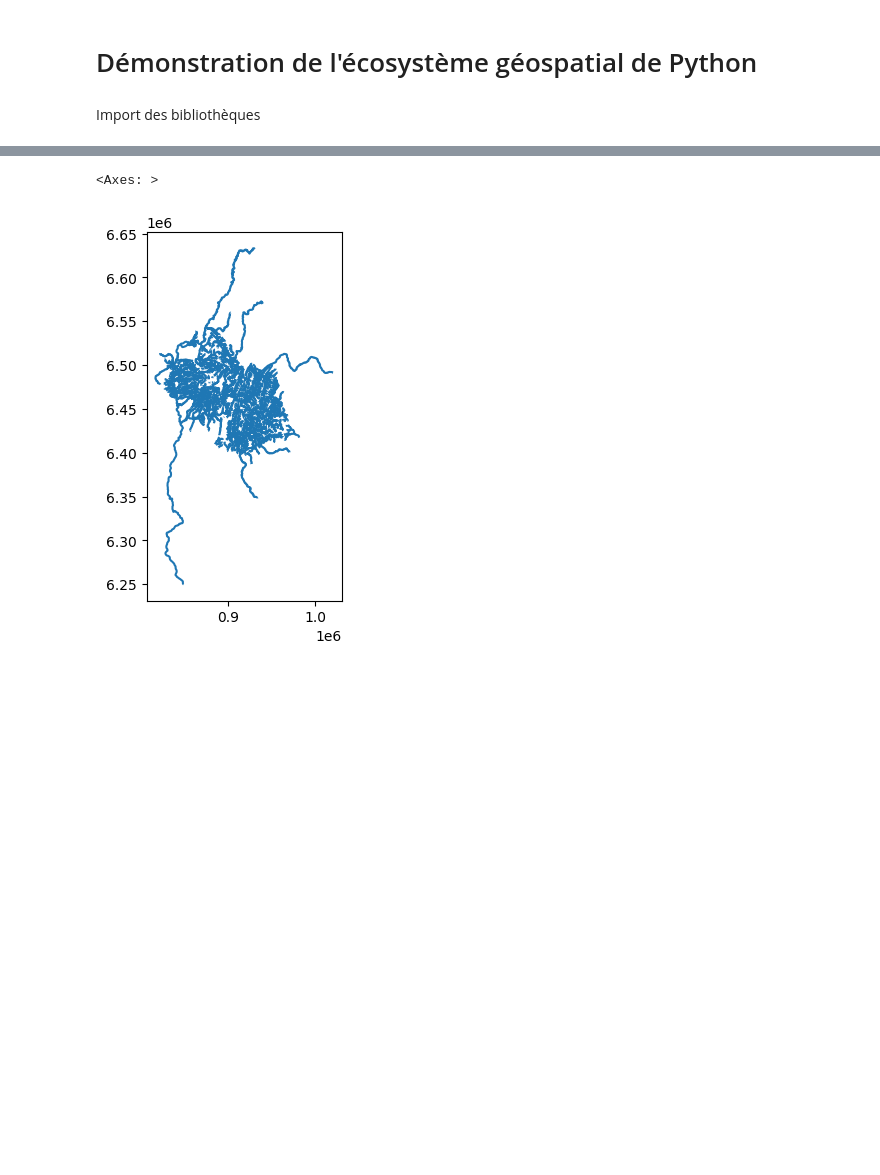
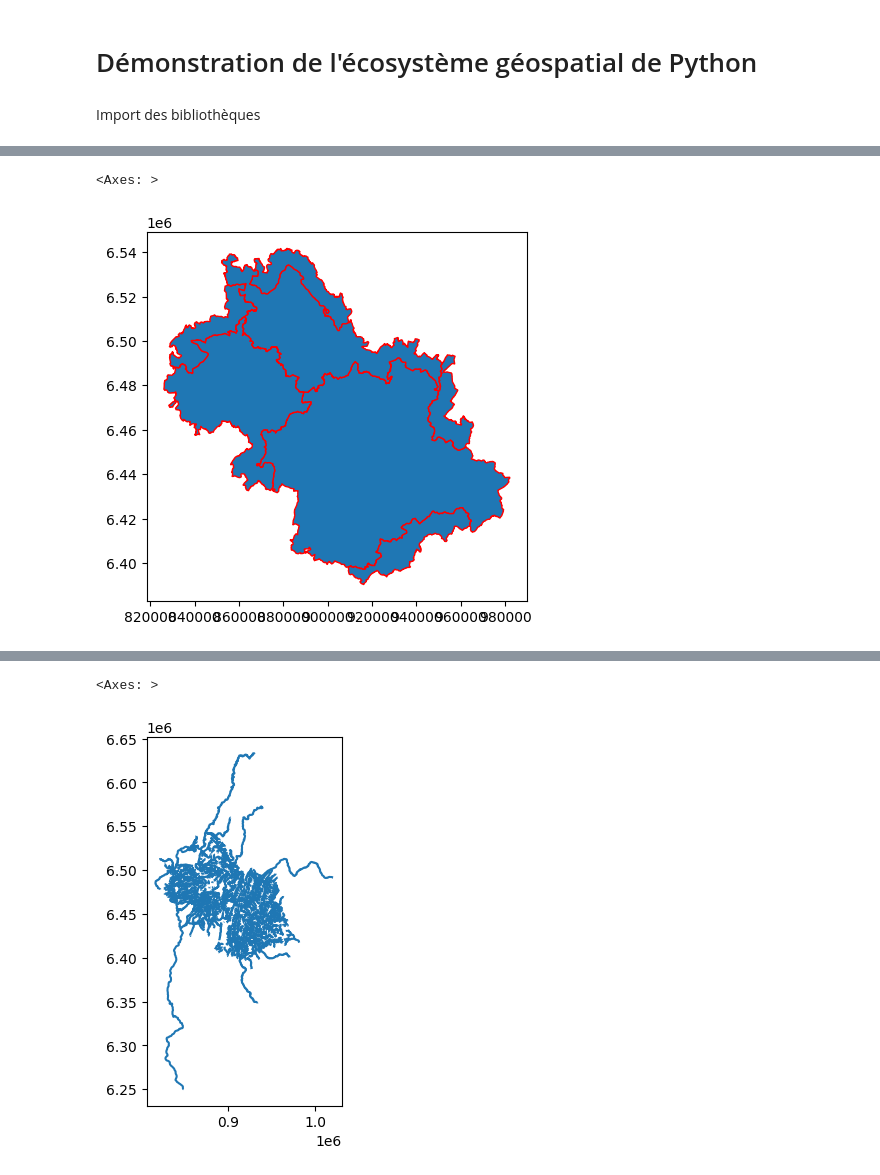
Before and after one commit to riatecom/Formation-Python-OFB, a Jupyter notebook: notebooks/geopandas-rasterio demo.ipynb, the cells around one changed output, grey strips where cells are left out. Saved outputs shown, nothing was run; the diff lists cells and outputs as text; code cells hidden in the pictures; blank space fills up the shorter version.

```diff
--- a/notebooks/geopandas-rasterio demo.ipynb
+++ b/notebooks/geopandas-rasterio demo.ipynb
@@ -7,0 +41,6 @@ import rasterio as rio
+# %%
+arrondissements = communes.dissolve(by='INSEE_ARR')
+arrondissements.plot(edgecolor='red')
+# %% [output]
+<Axes: >
+[figure, added]
```
Also changed, not shown: parts of 13 cells of this notebook, 10 other files.
